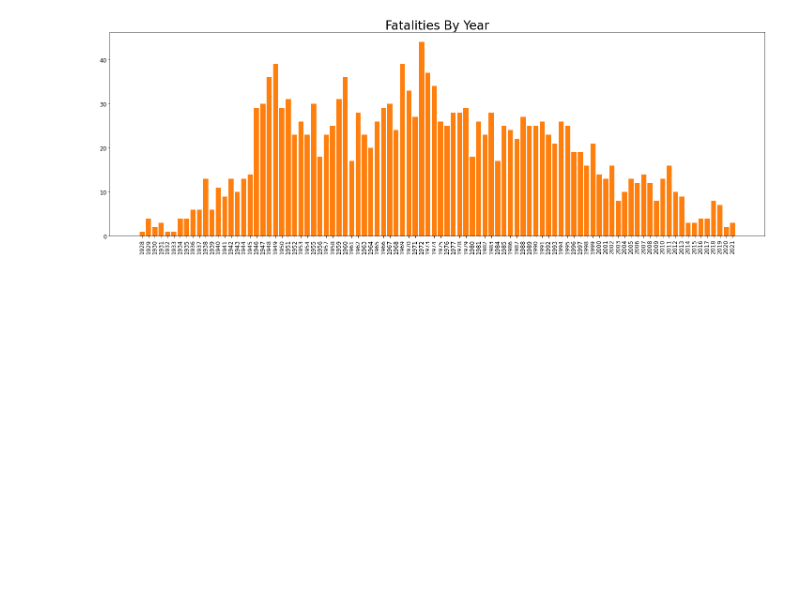
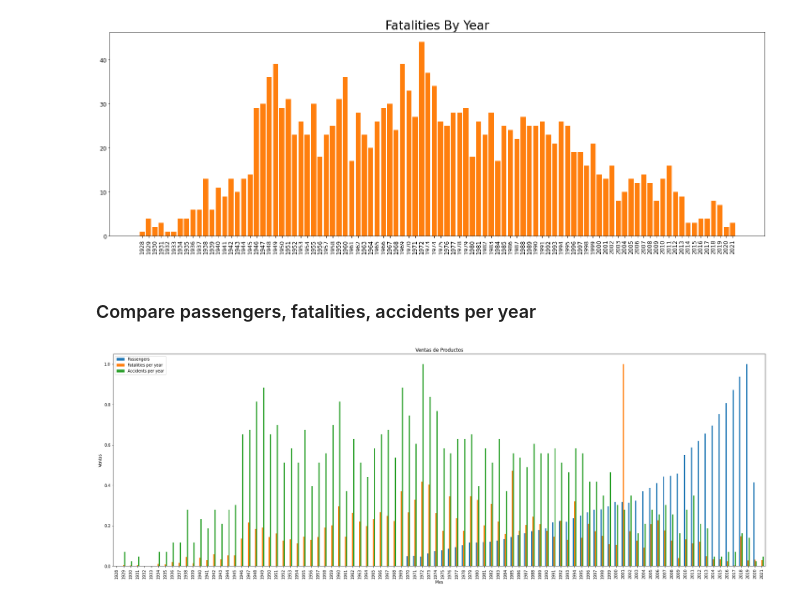
Before and after one commit to Camilo-Quiceno/data_science_project_aircraft, a Jupyter notebook: data-science-proyect.ipynb, the cells around one changed output. Saved outputs shown, nothing was run; the diff lists cells and outputs as text; code cells hidden in the pictures; blank space fills up the shorter version.

Commit message:
Compare passengers, fatalities, accidents per year.
All the logic to answer and plot the statement.

```diff
--- a/data-science-proyect.ipynb
+++ b/data-science-proyect.ipynb
@@ -33,3 +33,10 @@ Destination_Airport     object
 Ground_Casualties       object
 Collision_Casualties    object
 dtype: object
+# %%
+df_passengers = pd.read_csv('data/passengers.csv', skiprows=4)
+df_passengers_types = df_passengers.dtypes
+df_passengers_shape = df_passengers.shape
+print(f'The size of the dataframe is {df_passengers_shape[0]} rows and {df_passengers_shape[1]} columns.')
+print('\nThe columns have the following names & types: ')
+print(df_passengers_types)
@@ -669,3 +692,45 @@ fig.set_figheight(8)
 plt.show()
 # %% [output]
 [figure]
+# %% [markdown]
+### Compare passengers, fatalities, accidents per year
+# %%
+#Logic to adapt passengers dataframe to the fatalities/accidients dataframe.
+df_passengers_transpose = df_passengers.transpose()
+df_passengers_transpose = df_passengers_transpose.iloc[5:]
+df_passengers_transpose['Passengers'] = df_passengers_transpose.sum(axis=1)
+indexes_to_delete = list(range(len(df_passengers_transpose.columns) - 1))
+df_passengers_transpose.drop(df_passengers_transpose.columns[indexes_to_delete], axis=1, inplace=True)
+# %%
+#Normalize the 3 series to compare them in the same plot
+def normalize_series(serie):
+    # Obtenemos el valor mínimo y máximo de la serie
+    min_value = serie.min()
+    max_value = serie.max()
+
+    # Normalizamos la serie usando aritmética básica
+    serie_normalized = (serie - min_value) / (max_value - min_value)
+
+    return serie_normalized
+
+accidents_per_year_normalize = normalize_series(accidents_per_year)
+fatalities_per_year_grouped_normalize = normalize_series(fatalities_per_year_grouped)
+df_passengers_transpose_normalize = normalize_series(df_passengers_transpose)[:-1]
+# %%
+#Plot the comparison
+df_accidents_fatalities_passengers = pd.concat([df_passengers_transpose_normalize, fatalities_per_year_grouped_normalize, accidents_per_year_normalize], axis=1)
+df_accidents_fatalities_passengers.columns = ['Passengers', 'Fatalities per year', 'Accidents per year']
+df_accidents_fatalities_passengers.reset_index(inplace=True)
+df_accidents_fatalities_passengers = df_accidents_fatalities_passengers.sort_values(by='index')
+
+fig, ax = plt.subplots(figsize=(30, 10))
+
+df_accidents_fatalities_passengers.plot(x='index', kind='bar', ax=ax)
+
+ax.set_title('Ventas de Productos')
+ax.set_xlabel('Mes')
+ax.set_ylabel('Ventas')
+
+plt.show()
+# %% [output]
+[figure, added]
```
Also changed, not shown: parts of 1 cell of this notebook, 1 other file.
